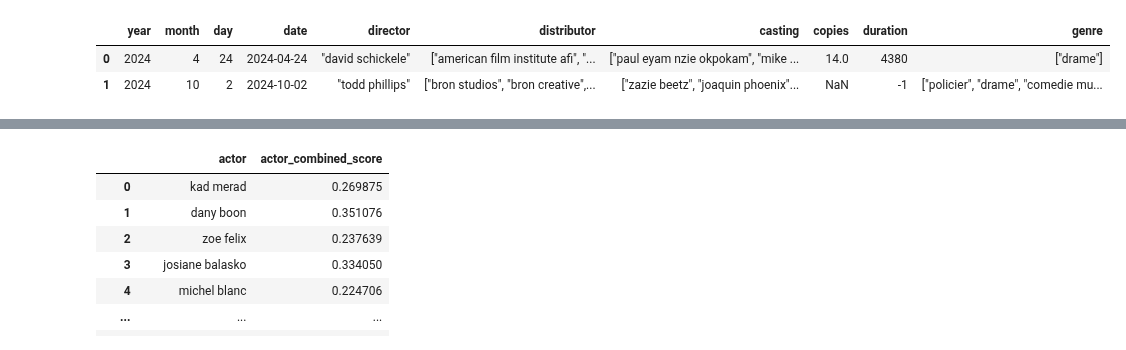
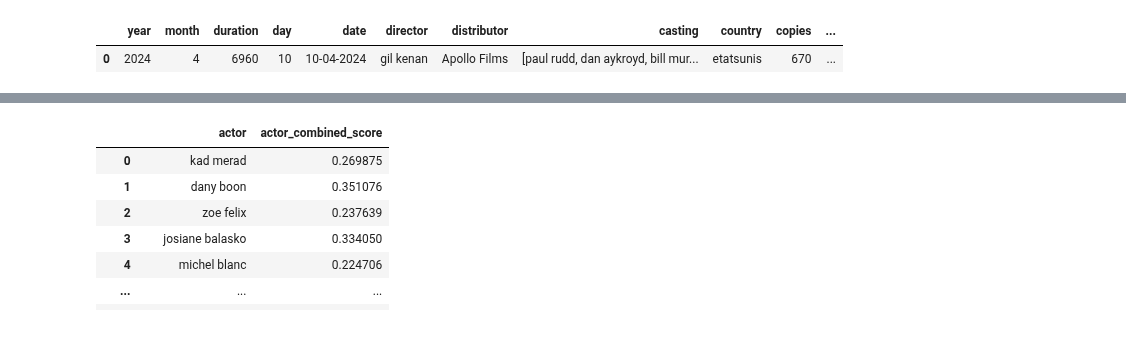
Before and after one commit to AFlo59/Brief_Popularity_Film, a Jupyter notebook: modelisation/model2.ipynb, the cells around one changed output, grey strips where cells are left out. Drawn from its saved outputs; the diff is of its cells as text; code cells hidden in the pictures.

Commit message:
BF-71 pickle sur les nouveaux films

```diff
--- a/modelisation/model2.ipynb
+++ b/modelisation/model2.ipynb
@@ -14,16 +14,29 @@ import pickle
 # %%
 from db.database_mysql import engine
 
 df = pd.read_sql_query('''SELECT YEAR(jp.date) AS year,
         MONTH(jp.date) AS month,
         DAY(jp.date) AS day, jp.date, jp.director, jp.distributor, jp.casting, jp.copies, jp.duration, jp.genre
 FROM functionalities_filmscrap as jp''', engine)
 
+df = pd.DataFrame({
+    'year': 2024,
+    'month': 4,
+    'duration': 6960,
+    'day': 10,
+    'date': '10-04-2024',
+    'director': 'gil kenan',
+    'distributor': ['Apollo Films'],
+    'casting': [['paul rudd', 'dan aykroyd','bill murray']],
+    'country': 'etatsunis',
+    'copies': 670,
+    'genre': ['aventure']
+})
+
 df.head(2)
 # %% [output]
-|  | year | month | day | date | director | distributor | casting | copies | duration | genre |
-| 0 | 2024 | 4 | 24 | 2024-04-24 | "david schickele" | ["american film institute afi", "... | ["paul eyam nzie okpokam", "mike ... | 14.0 | 4380 | ["drame"] |
-| 1 | 2024 | 10 | 2 | 2024-10-02 | "todd phillips" | ["bron studios", "bron creative",... | ["zazie beetz", "joaquin phoenix"... | NaN | -1 | ["policier", "drame", "comedie mu... |
+|  | year | month | duration | day | date | director | distributor | casting | country | copies | ... |
+| 0 | 2024 | 4 | 6960 | 10 | 10-04-2024 | gil kenan | Apollo Films | [paul rudd, dan aykroyd, bill mur... | etatsunis | 670 | ... |
 # %%
 from sklearn.pipeline import Pipeline
 from sklearn.preprocessing import FunctionTransformer
```
Also changed, not shown: parts of 17 cells of this notebook, 3 other files.
